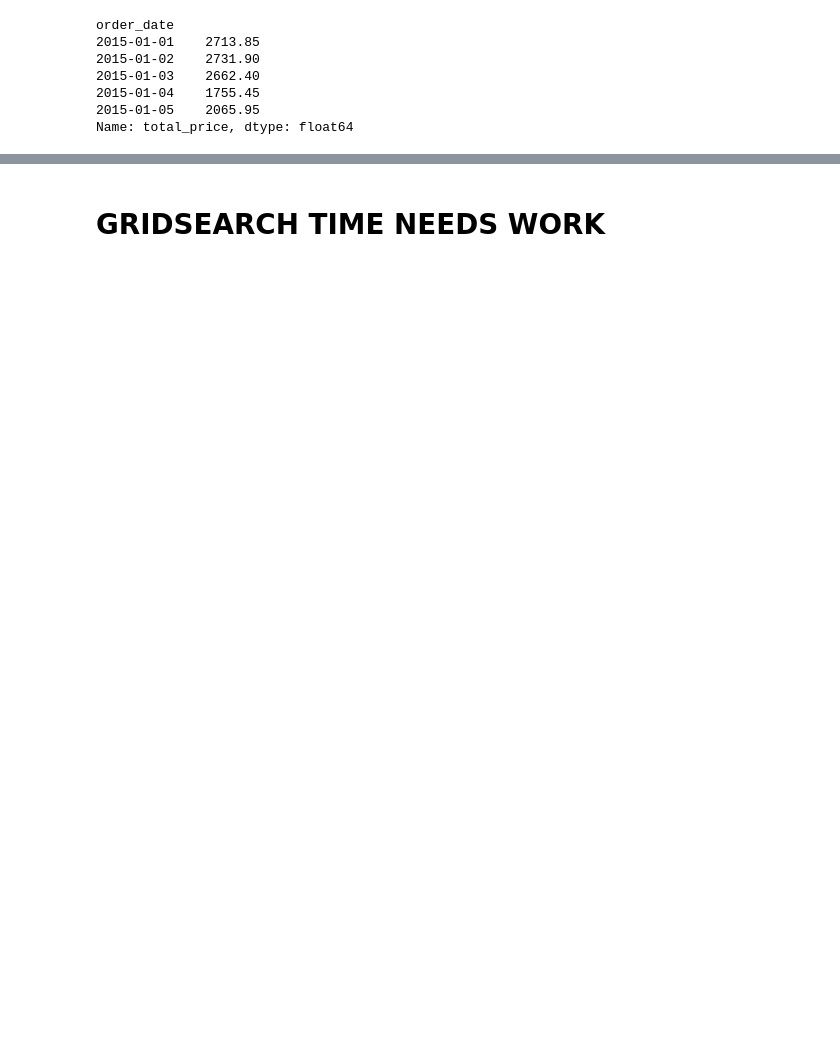
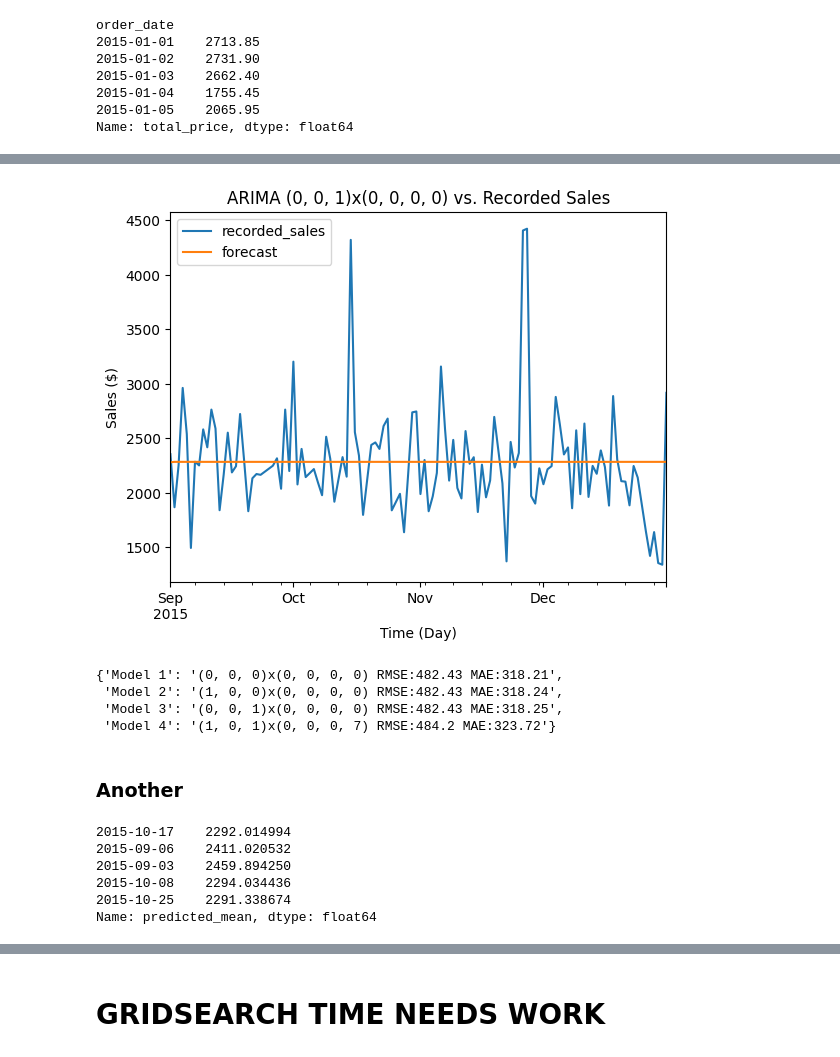
Before and after one commit to Caveexplorer/Kitchen-Sales-Forecasting, a Jupyter notebook: kitchen_sales_forecasting_modeling.ipynb, the cells around one changed output, grey strips where cells are left out. Cells and saved outputs as stored; diff of their text form; code cells hidden in the pictures; blank space fills up the shorter version.

```diff
--- a/kitchen_sales_forecasting_modeling.ipynb
+++ b/kitchen_sales_forecasting_modeling.ipynb
@@ -54,0 +133,4 @@ Name: total_price, dtype: float64
+# %%
+# Create and fit the ARIMA model
+model3 = ARIMA(endog=train, order=(0, 0, 1), seasonal_order=(0, 0, 0, 0), freq = 'D')
+results3 = model3.fit()
@@ -54,0 +148,26 @@ Name: total_price, dtype: float64
+# %%
+# Visually inspect the ARIMA model's predictions against the holdout set
+forecast = pd.concat([test, predictions3], axis = 1) # Assemble test set and forecast into one dataframe
+forecast.rename(columns = {'total_price': 'recorded_sales', 'predicted_mean': 'forecast'}, inplace = True) # rename columns to be more intuitive
+forecast.plot()
+plt.title(f'ARIMA {model3.order}x{model3.seasonal_order} vs. Recorded Sales')
+plt.xlabel('Time (Day)')
+plt.ylabel('Sales ($)')
+plt.show()
+# %% [output]
+[figure, added]
+# %%
+# Obtain and inspect two error metrics: Root Mean Squared Error and Mean Absolute Error
+rmse = np.sqrt(mean_squared_error(test, predictions3))
+mae = mean_absolute_error(test, predictions3)
+
+# View numerical performance
+scoring_dict['Model 3'] = (f'{model3.order}x{model3.seasonal_order} RMSE:{rmse.round(2)} MAE:{mae.round(2)}')
+scoring_dict
+# %% [output]
+{'Model 1': '(0, 0, 0)x(0, 0, 0, 0) RMSE:482.43 MAE:318.21',
+ 'Model 2': '(1, 0, 0)x(0, 0, 0, 0) RMSE:482.43 MAE:318.24',
+ 'Model 3': '(0, 0, 1)x(0, 0, 0, 0) RMSE:482.43 MAE:318.25',
+ 'Model 4': '(1, 0, 1)x(0, 0, 0, 7) RMSE:484.2 MAE:323.72'}
+# %% [markdown]
+### Another
@@ -54,0 +178,11 @@ Name: total_price, dtype: float64
+# %%
+# Create and store predictions for the beginning of the range of dates contained in the test set (September 1st through December 31st)
+predictions4 = results4.predict(start = test.index[0], end = test.index[-1])
+predictions4.sample(5)
+# %% [output]
+2015-10-17    2292.014994
+2015-09-06    2411.020532
+2015-09-03    2459.894250
+2015-10-08    2294.034436
+2015-10-25    2291.338674
+Name: predicted_mean, dtype: float64
```
Also changed, not shown: parts of 55 cells of this notebook.
